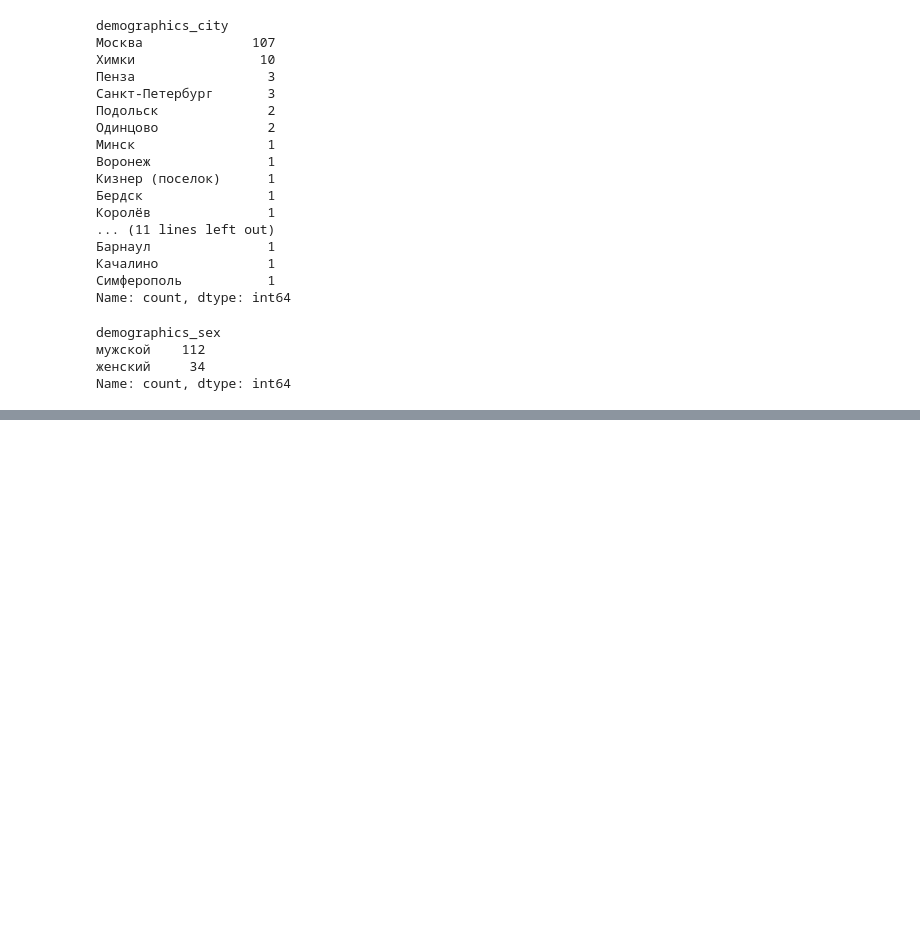
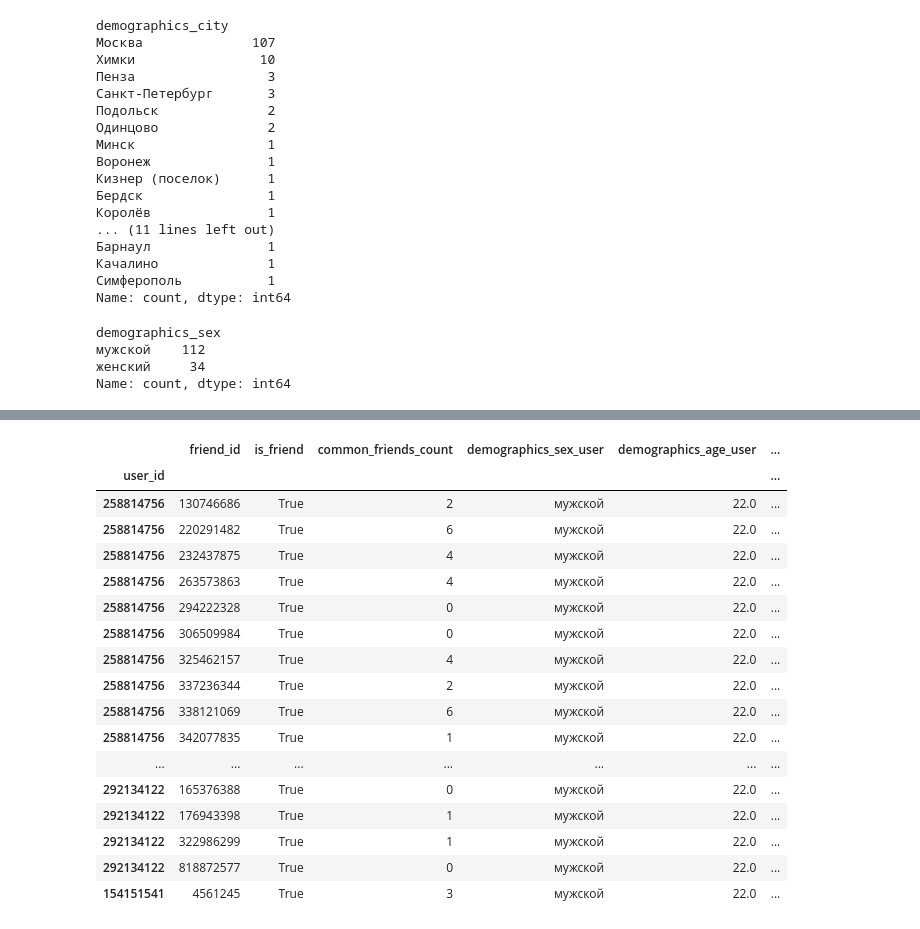
Before and after one commit to Sukusin/lab1-friends, a Jupyter notebook: friend-pred/test.ipynb, the cells around one changed output, grey strips where cells are left out. Drawn from its saved outputs; the diff is of its cells as text; code cells hidden in the pictures; blank space fills up the shorter version.

```diff
--- a/friend-pred/test.ipynb
+++ b/friend-pred/test.ipynb
@@ -226,0 +300,5 @@ Name: count, dtype: int64
+# %%
+dataset = pd.read_csv('../data/friends_features.csv', encoding='utf-8', index_col='user_id')
+dataset = dataset.dropna()
+dataset['is_friend'] = dataset['is_friend'].astype(bool)
+dataset.info()
@@ -226,0 +326,21 @@ Name: count, dtype: int64
+# %%
+dataset.head(20)
+# %% [output]
+|  | friend_id | is_friend | common_friends_count | demographics_sex_user | demographics_age_user | ... |
+| user_id |  |  |  |  |  | ... |
+| 258814756 | 130746686 | True | 2 | мужской | 22.0 | ... |
+| 258814756 | 220291482 | True | 6 | мужской | 22.0 | ... |
+| 258814756 | 232437875 | True | 4 | мужской | 22.0 | ... |
+| 258814756 | 263573863 | True | 4 | мужской | 22.0 | ... |
+| 258814756 | 294222328 | True | 0 | мужской | 22.0 | ... |
+| 258814756 | 306509984 | True | 0 | мужской | 22.0 | ... |
+| 258814756 | 325462157 | True | 4 | мужской | 22.0 | ... |
+| 258814756 | 337236344 | True | 2 | мужской | 22.0 | ... |
+| 258814756 | 338121069 | True | 6 | мужской | 22.0 | ... |
+| 258814756 | 342077835 | True | 1 | мужской | 22.0 | ... |
+| ... | ... | ... | ... | ... | ... | ... |
+| 292134122 | 165376388 | True | 0 | мужской | 22.0 | ... |
+| 292134122 | 176943398 | True | 1 | мужской | 22.0 | ... |
+| 292134122 | 322986299 | True | 1 | мужской | 22.0 | ... |
+| 292134122 | 818872577 | True | 0 | мужской | 22.0 | ... |
+| 154151541 | 4561245 | True | 3 | мужской | 22.0 | ... |
```
Also changed, not shown: parts of 8 cells of this notebook, 7 other files.
